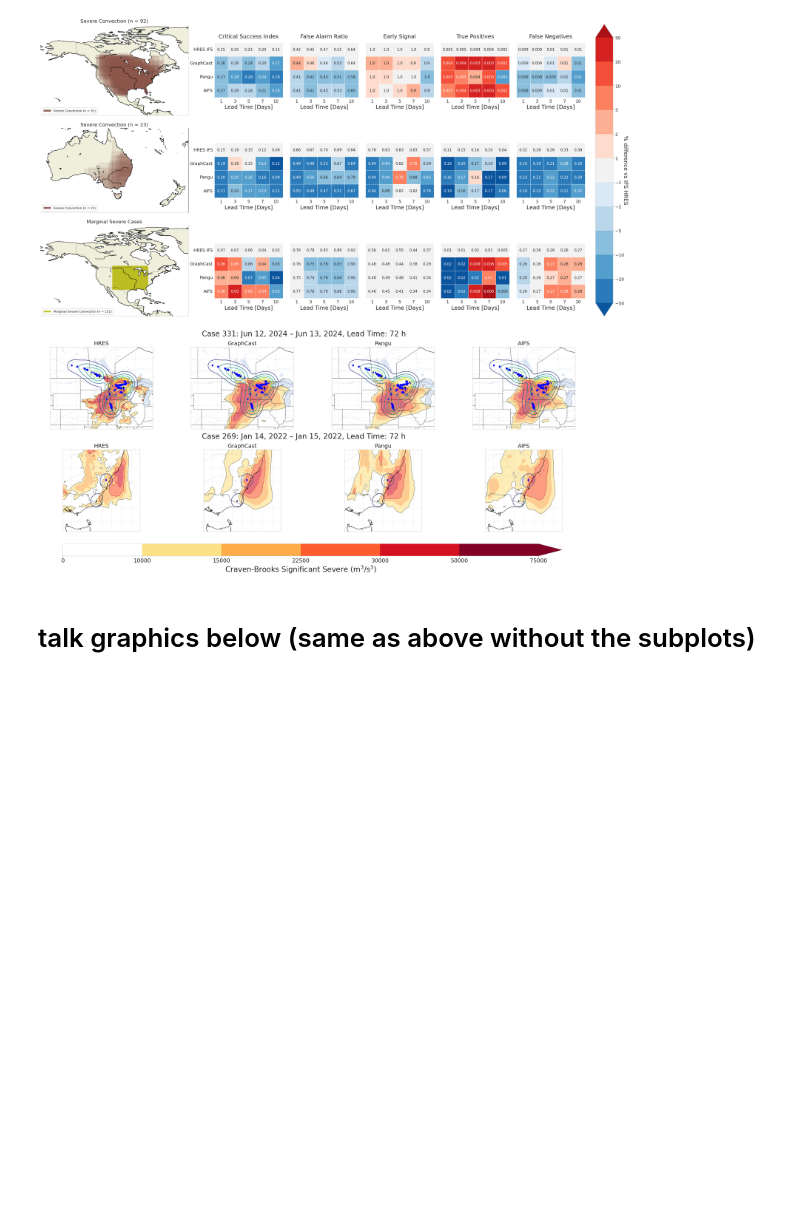
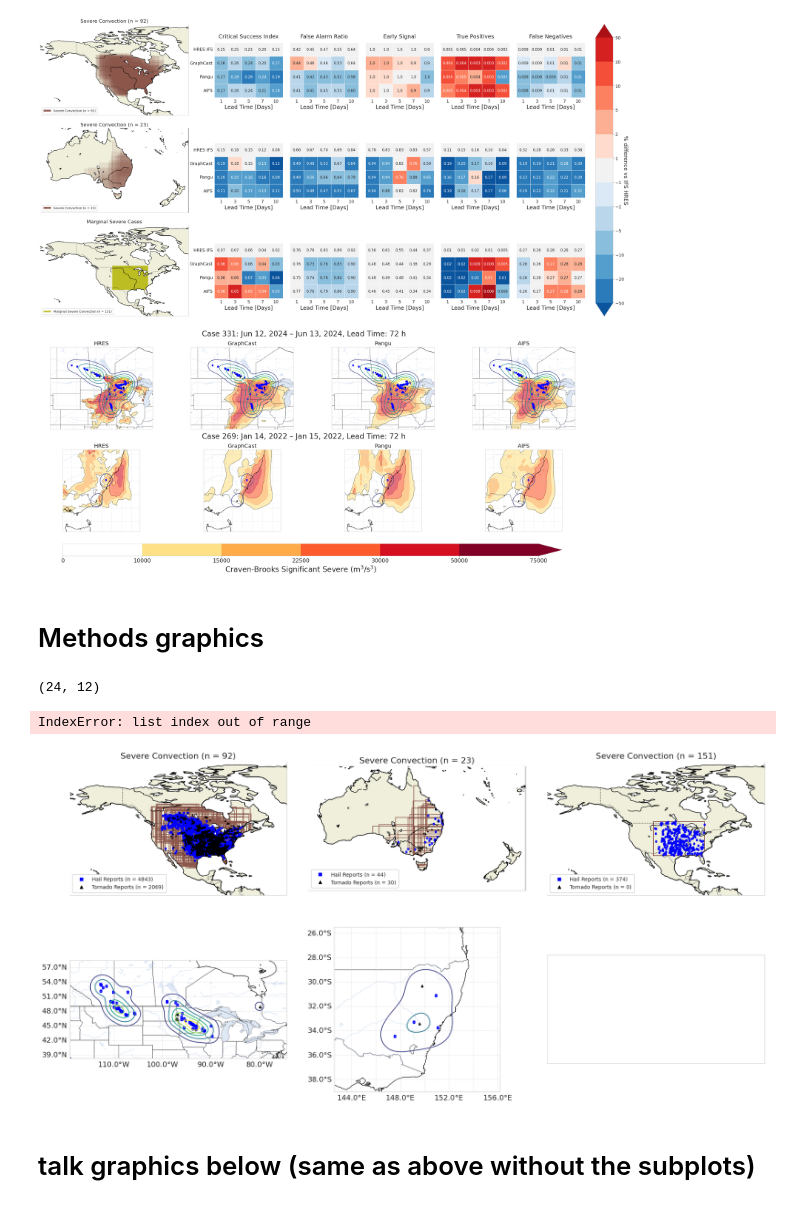
Before and after one commit to amymcgovern/extreme-weather-bench-paper, a Jupyter notebook: notebooks/figure3.ipynb, the cells around one changed output. Drawn from its saved outputs; the diff is of its cells as text; code cells hidden in the pictures; blank space fills up the shorter version.

Commit message:
added new figure for methods for severe and added code to generate all case studies for marginal severe

```diff
--- a/notebooks/figure3.ipynb
+++ b/notebooks/figure3.ipynb
@@ -269,14 +270,14 @@ marginal_severe_forecast_source = [ps.hres_ifs_settings['forecast_source'],
     severe_metric_str, lead_time_days, severe_metric_higher_is_better, case_ids=na_marginal_case_ids)
 # %%
 def get_cbss_and_pph_outputs(ewb_case, forecast_source):
-    pph_target = ewb.datainputs.PPH()
+    pph_target = ewb.inputs.PPH()
     pph = ewb.evaluate.run_pipeline(ewb_case,pph_target)
     cbss = ewb.evaluate.run_pipeline(ewb_case,forecast_source)
 
     return cbss, pph
 
 def get_pph_outputs(ewb_case, forecast_source):
-    pph_target = ewb.datainputs.PPH()
+    pph_target = ewb.inputs.PPH()
     pph = ewb.evaluate.run_pipeline(ewb_case,pph_target)
     return pph
 # %%
@@ -631,6 +694,81 @@ combined_event_type: severe_convection
 combined_event_type: severe_convection
 combined_event_type: marginal_severe_convection
 [figure]
+# %% [markdown]
+# Methods graphics
+# %%
+# for the methods sections, we want to plot all the observations for each area and then a case study with PPH
+# for each area
+
+n_rows = 2
+n_cols = 3  # Columns for top 3 rows
+figsize = (8 * n_cols, 6 * n_rows)
+print(figsize)
+
+# Create figure first
+fig = plt.figure(figsize=figsize)
+
+gs = GridSpec(n_rows, n_cols, figure=fig, hspace=0.1, wspace=0.1)
+axs = np.empty((n_rows, n_cols), dtype=object)
+
+# set it up so they are all cartopy plots
+for i in range(n_rows):
+    for j in range(n_cols):
+        ax_cartopy = fig.add_subplot(gs[i, j], projection=ccrs.PlateCarree())
+        axs[i, j] = ax_cartopy
+
+# now plot the observations in the top row
+plot_utils.plot_all_cases_and_obs(
+    ewb_cases,
+    event_type="severe_convection",
+    targets=case_operators_with_targets_established,
+    bounding_box=na_bounding_box,
+    ax=axs[0, 0],
+)
+
+plot_utils.plot_all_cases_and_obs(
+    ewb_cases,
+    event_type="severe_convection",
+    targets=case_operators_with_targets_established,
+    bounding_box=au_bounding_box,
+    ax=axs[0, 1],
+)
+
+plot_utils.plot_all_cases_and_obs(
+    marginal_severe_cases,
+    event_type="severe_convection",
+    targets=marginal_severe_case_operators_with_targets_established,
+    bounding_box=na_bounding_box,
+    ax=axs[0, 2],
+)
+
+# on the bottom row, show an example PPH and observation for each model
+my_id = 36
+my_case = [c for c in ewb_cases if c.case_id_number == my_id][0]
+my_lsr = get_lsr_from_case_op(my_case, case_operators_with_targets_established)
+my_pph = get_pph_outputs(my_case, case_operators_with_targets_established)
+
+plot_pph_panel(my_pph, my_case, my_lsr, ax=axs[1, 0])
+
+# plot the PPH for an example in australia
+my_id = 263
+my_case = [c for c in ewb_cases if c.case_id_number == my_id][0]
+my_lsr = get_lsr_from_case_op(my_case, case_operators_with_targets_established)
+my_pph = get_pph_outputs(my_case, case_operators_with_targets_established)
+
+plot_pph_panel(my_pph, my_case, my_lsr, ax=axs[1, 1])
+
+# and plot a marginal case
+my_id = 8001
+my_case = [c for c in marginal_severe_cases if c.case_id_number == my_id][0]
+my_lsr = get_lsr_from_case_op(my_case, marginal_severe_case_operators_with_targets_established)
+my_pph = get_pph_outputs(my_case, marginal_severe_case_operators_with_targets_established)
+
+plot_pph_panel(my_pph, my_case, my_lsr, ax=axs[1, 2])
+# %% [output]
+(24, 12)
+IndexError: list index out of range
+[figure, added]
 # %% [markdown]
 # talk graphics below (same as above without the subplots)
 # %%
```
Also changed, not shown: parts of 3 cells of this notebook, 7 other files.
